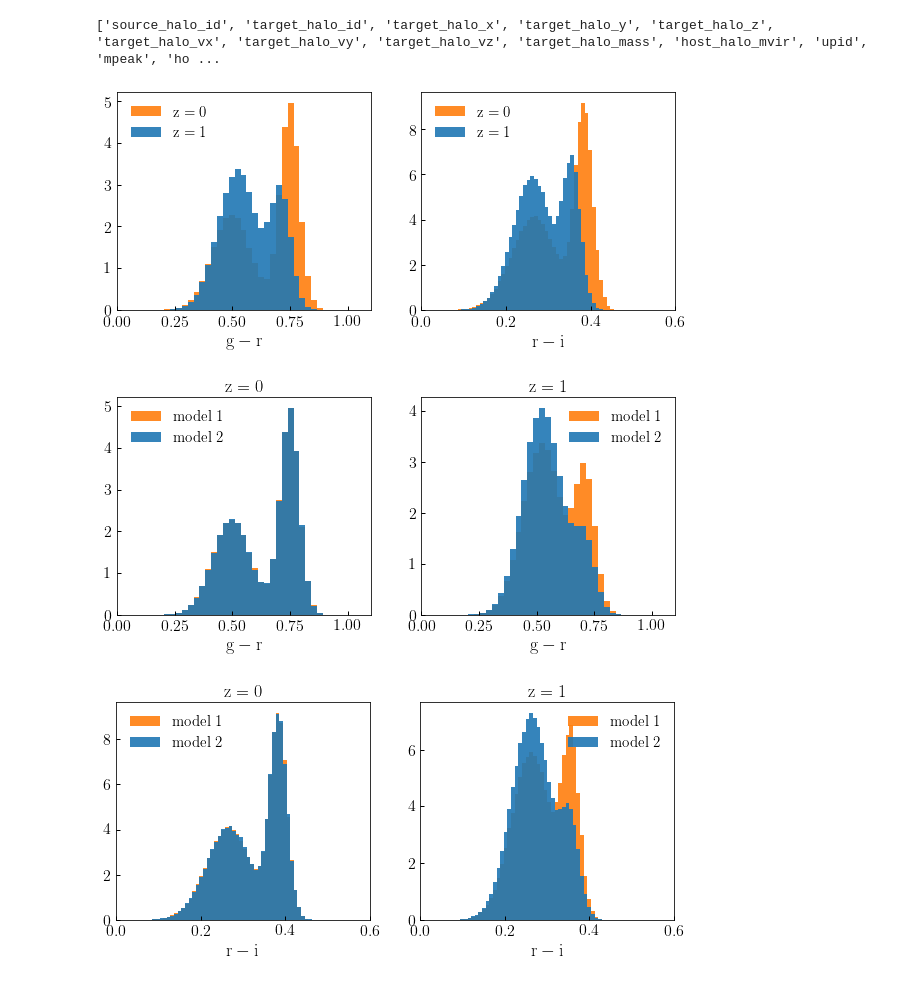
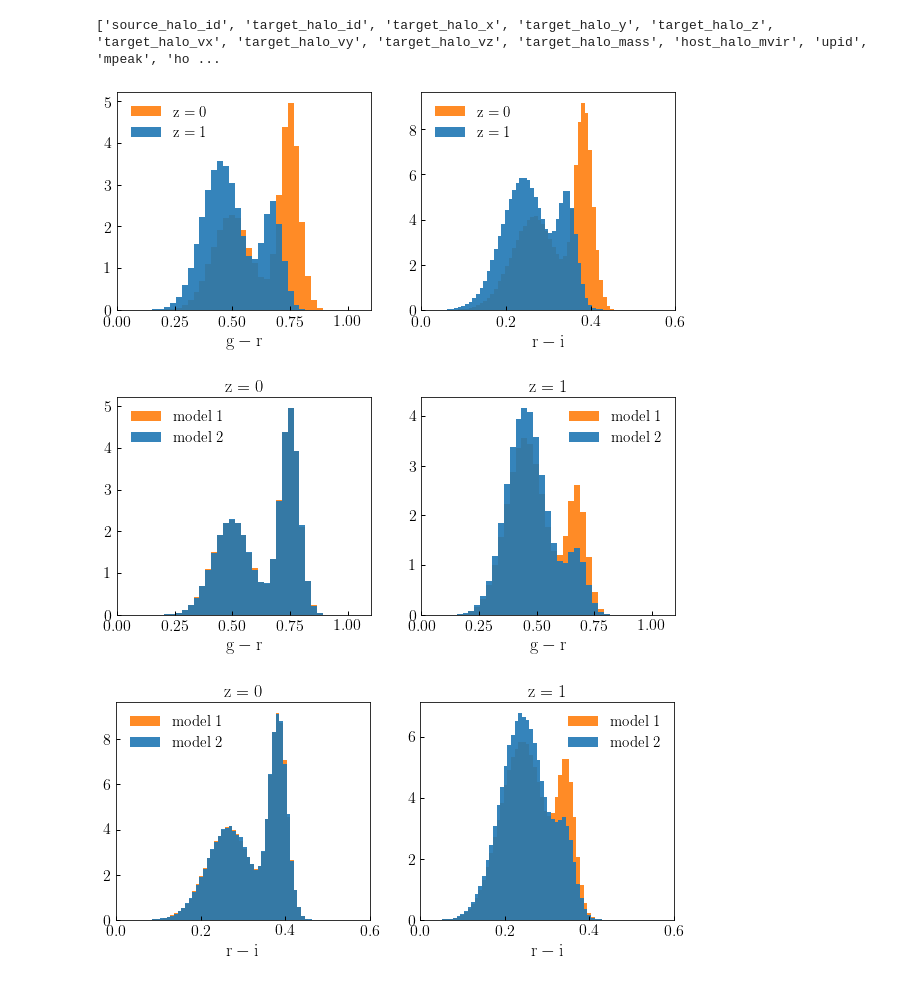
Before and after one commit to LSSTDESC/cosmodc2, a Jupyter notebook: notebooks/v4_color_evolution_snapshots.ipynb, the cells around one changed output. Saved outputs shown, nothing was run; the diff lists cells and outputs as text; code cells hidden in the pictures.

```diff
--- a/notebooks/v4_color_evolution_snapshots.ipynb
+++ b/notebooks/v4_color_evolution_snapshots.ipynb
@@ -197,41 +199,41 @@ print(mock.keys())
 # %%
 mag_r_mask1 = mock['new_um_mag_r_rest'] < -19
 mag_r_mask1 *= mock['new_um_mag_r_rest'] >= -20
 
-mag_r_mask1_1p0 = mock_1p0['new_um_mag_r_rest'] < -20
-mag_r_mask1_1p0 *= mock_1p0['new_um_mag_r_rest'] >= -21
+mag_r_mask1_1p0 = mock_1p0['new_um_mag_r_rest'] < -19
+mag_r_mask1_1p0 *= mock_1p0['new_um_mag_r_rest'] >= -20
 
 fig, (ax1, ax2) = plt.subplots(1, 2, figsize=(10, 4))
 
 
 gr_bins = np.linspace(0, 1.25, 50)
 __=ax1.hist(mock['new_um_gr_rest'][mag_r_mask1], normed=True, bins=gr_bins,
           alpha=0.9, color=morange, label=r'${\rm z=0}$')
 __=ax1.hist(mock_1p0['new_um_gr_rest'][mag_r_mask1_1p0], normed=True, bins=gr_bins,
           alpha=0.9, color=mblue, label=r'${\rm z=1}$')
 
 ri_bins = np.linspace(0, 0.85, 100)
 __=ax2.hist(mock['new_um_ri_rest'][mag_r_mask1], normed=True, bins=ri_bins,
           alpha=0.9, color=morange, label=r'${\rm z=0}$')
 __=ax2.hist(mock_1p0['new_um_ri_rest'][mag_r_mask1_1p0], normed=True, bins=ri_bins,
           alpha=0.9, color=mblue, label=r'${\rm z=1}$')
 
 xlim1 = ax1.set_xlim(0, 1.1)
 xlim2 = ax2.set_xlim(0, 0.6)
 
 xlabel1 = ax1.set_xlabel(r'${\rm g-r}$')
 xlabel2 = ax2.set_xlabel(r'${\rm r-i}$')
 
 legend1 = ax1.legend()
 legend2 = ax2.legend()
 # %% [output]
-[figure, old version]
+[figure, new version]
 # %%
 mag_r_mask1 = mock['new_um_mag_r_rest'] < -19
 mag_r_mask1 *= mock['new_um_mag_r_rest'] >= -20
 
-mag_r_mask1_1p0 = mock_1p0['new_um_mag_r_rest'] < -20
-mag_r_mask1_1p0 *= mock_1p0['new_um_mag_r_rest'] >= -21
+mag_r_mask1_1p0 = mock_1p0['new_um_mag_r_rest'] < -19
+mag_r_mask1_1p0 *= mock_1p0['new_um_mag_r_rest'] >= -20
 
 fig, (ax1, ax2) = plt.subplots(1, 2, figsize=(10, 4))
 
@@ -259,13 +261,13 @@ xlabel2 = ax2.set_xlabel(r'${\rm g-r}$')
 legend1 = ax1.legend()
 legend2 = ax2.legend()
 # %% [output]
-[figure, old version]
+[figure, new version]
 # %%
 mag_r_mask1 = mock['new_um_mag_r_rest'] < -19
 mag_r_mask1 *= mock['new_um_mag_r_rest'] >= -20
 
-mag_r_mask1_1p0 = mock_1p0['new_um_mag_r_rest'] < -20
-mag_r_mask1_1p0 *= mock_1p0['new_um_mag_r_rest'] >= -21
+mag_r_mask1_1p0 = mock_1p0['new_um_mag_r_rest'] < -19
+mag_r_mask1_1p0 *= mock_1p0['new_um_mag_r_rest'] >= -20
 
 fig, (ax1, ax2) = plt.subplots(1, 2, figsize=(10, 4))
 
@@ -293,4 +295,4 @@ xlabel2 = ax2.set_xlabel(r'${\rm r-i}$')
 legend1 = ax1.legend()
 legend2 = ax2.legend()
 # %% [output]
-[figure, old version]
+[figure, new version]
```
Also changed, not shown: parts of 5 cells of this notebook, 1 other file.
